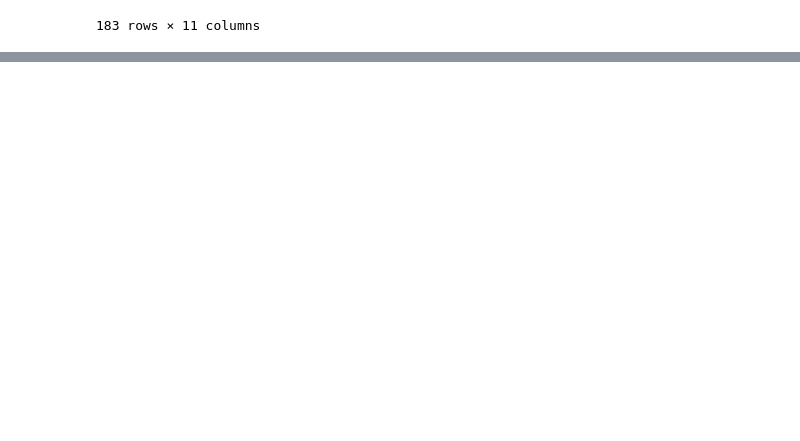
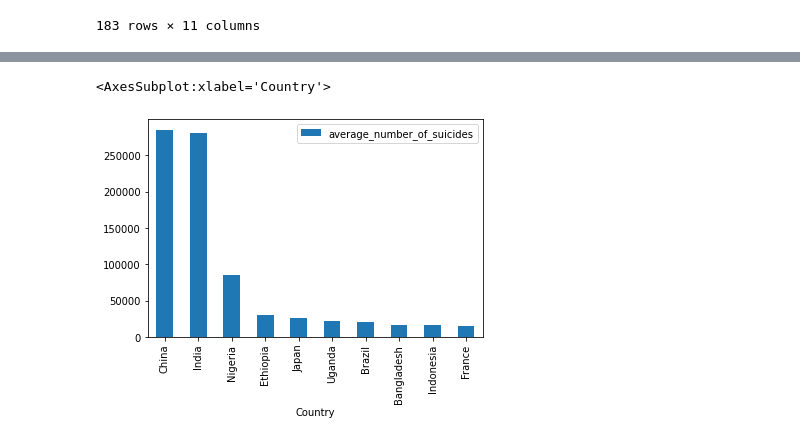
Before and after one commit to Cbeeb121/EECS731-JimmyWrangler, a Jupyter notebook: suicide_rates_notebook.ipynb, the cells around one changed output, grey strips where cells are left out. Drawn from its saved outputs; the diff is of its cells as text; code cells hidden in the pictures; blank space fills up the shorter version.

Commit message:
finalizing notebooks and adding population data set

```diff
--- a/suicide_rates_notebook.ipynb
+++ b/suicide_rates_notebook.ipynb
@@ -689,0 +579,2 @@ male_df.sort_values(by="mean", ascending=False)
+# %%
+gross_population_suicide_rate_df = pd.merge(population_df[["Population (2020)","Country"]], df, on='Country')
@@ -689,0 +597,2 @@ male_df.sort_values(by="mean", ascending=False)
+# %%
+gross_population_suicide_rate_df['average_number_of_suicides'] = (gross_population_suicide_rate_df["Population (2020)"] / 100000.0) * gross_population_suicide_rate_df["mean"]
@@ -689,0 +615,9 @@ male_df.sort_values(by="mean", ascending=False)
+# %%
+population_vs_average_suicides = gross_population_suicide_rate_df[gross_population_suicide_rate_df['Sex'].isin([' Both sexes'])]
+# %%
+top_10_countries_by_suicide = population_vs_average_suicides[["Country", "average_number_of_suicides", "Population (2020)"]].sort_values(by="average_number_of_suicides", ascending=False).head(10)
+# %%
+top_10_countries_by_suicide.plot(x="Country", y= ["average_number_of_suicides"], kind="bar")
+# %% [output]
+<AxesSubplot:xlabel='Country'>
+[figure, added]
```
Also changed, not shown: parts of 22 cells of this notebook, 2 other files.
